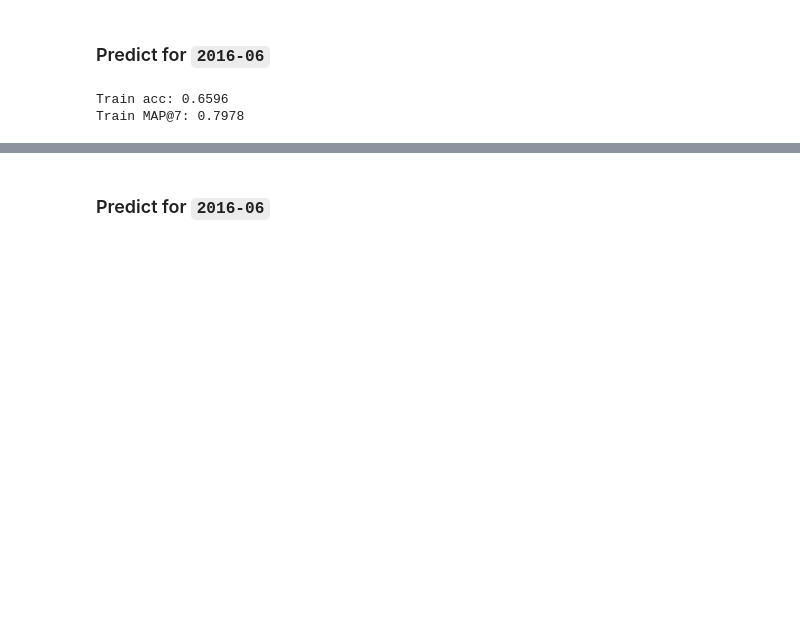
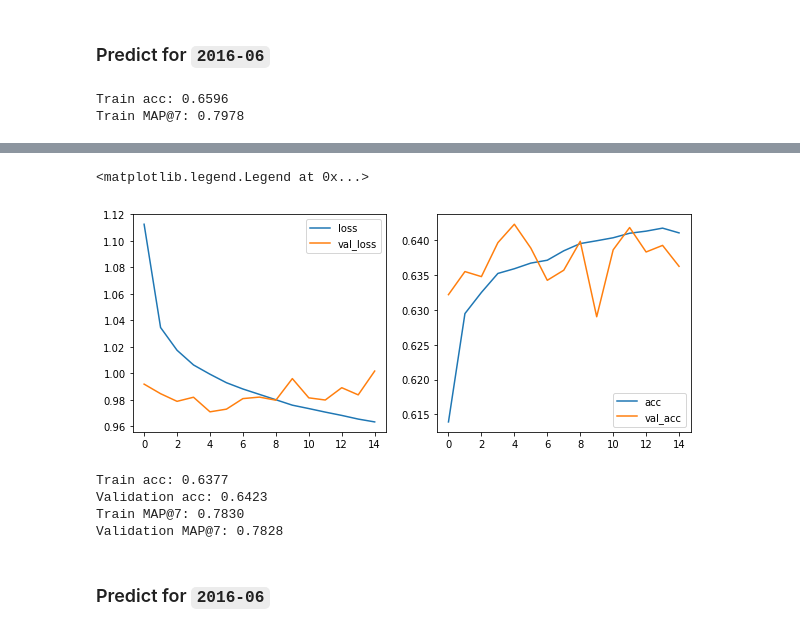
Before and after one commit to nguyentrunghai/Kaggle_projects, a Jupyter notebook: Santander_Product_Recomendation/ML_models.ipynb, the cells around one changed output, grey strips where cells are left out. Drawn from its saved outputs; the diff is of its cells as text; code cells hidden in the pictures; blank space fills up the shorter version.

Commit message:
trained a neural network model

```diff
--- a/Santander_Product_Recomendation/ML_models.ipynb
+++ b/Santander_Product_Recomendation/ML_models.ipynb
@@ -119,7 +124,7 @@ class CatImputer(BaseEstimator, TransformerMixin):
         df = df[self._train_cols]
         return df
 # %%
-class OneHotEncoder(BaseEstimator, TransformerMixin):
+class UDOneHotEncoder(BaseEstimator, TransformerMixin):
     def __init__(self, max_classes=20, to_array=False):
         self._to_array = to_array
         self._max_classes = max_classes
@@ -951,0 +930,22 @@ LightGBMError: Check failed: (best_split_info.left_count) > (0) at /home/hai/opt
+# %%
+keras.backend.clear_session()
+
+input_shape = X_train.shape[-1:]
+output_shape = y_train.shape[-1]
+
+model = keras.models.Sequential()
+model.add(keras.layers.Dense(100, input_shape=input_shape, activation="elu", kernel_initializer="he_normal"))
+model.add(keras.layers.BatchNormalization())
+
+model.add(keras.layers.Dense(100, activation="elu", kernel_initializer="he_normal"))
+model.add(keras.layers.BatchNormalization())
+
+model.add(keras.layers.Dense(100, activation="elu", kernel_initializer="he_normal"))
+model.add(keras.layers.BatchNormalization())
+
+model.add(keras.layers.Dense(output_shape, activation="softmax"))
+
+
+optimizer = keras.optimizers.Adam(lr=5e-4)
+model.compile(loss="categorical_crossentropy", optimizer=optimizer, metrics=["acc"])
+model.summary()
@@ -951,0 +969,8 @@ LightGBMError: Check failed: (best_split_info.left_count) > (0) at /home/hai/opt
+# %%
+early_stopping_cb = keras.callbacks.EarlyStopping(patience=10, monitor="val_acc", mode="max",
+                                                  restore_best_weights=True)
+
+history = model.fit(X_train, y_train,
+                    epochs=100, batch_size=64,
+                    validation_data=(X_val, y_val),
+                    callbacks=[early_stopping_cb])
@@ -952,22 +995,34 @@ LightGBMError: Check failed: (best_split_info.left_count) > (0) at /home/hai/opt
+# %%
+fig, ax = plt.subplots(nrows=1, ncols=2, figsize=(10, 4))
+
+ax[0].plot(history.history["loss"], label="loss")
+ax[0].plot(history.history["val_loss"], label="val_loss")
+ax[0].legend()
+
+ax[1].plot(history.history["acc"], label="acc")
+ax[1].plot(history.history["val_acc"], label="val_acc")
+ax[1].legend()
+# %% [output]
+<matplotlib.legend.Legend at 0x...>
+[figure, added]
 # %%
-lgbm = LGBMClassifier(**params_fixed, **best_params)
-lgbm.fit(X_train, y_train)
-
-y_train_pred = lgbm.predict(X_train)
-y_train_prob = lgbm.predict_proba(X_train)
-
-y_val_pred = lgbm.predict(X_val)
-y_val_prob = lgbm.predict_proba(X_val)
-
-acc_train = accuracy_score(y_train, y_train_pred)
+_, acc_train = model.evaluate(X_train, y_train, verbose=0)
 print("Train acc: %0.4f" %acc_train)
-acc_val = accuracy_score(y_val, y_val_pred)
+_, acc_val = model.evaluate(X_val, y_val, verbose=0)
 print("Validation acc: %0.4f" %acc_val)
 
-map7_train = mapk(y_train, y_train_prob, k=7)
+y_train_prob = model.predict(X_train)
+y_val_prob = model.predict(X_val)
+
+map7_train = mapk(np.argmax(y_train, axis=1), y_train_prob, k=7)
 print("Train MAP@7: %0.4f" %map7_train)
-map7_val = mapk(y_val, y_val_prob, k=7)
+map7_val = mapk(np.argmax(y_val, axis=1), y_val_prob, k=7)
 print("Validation MAP@7: %0.4f" %map7_val)
+# %% [output]
+Train acc: 0.6377
+Validation acc: 0.6423
+Train MAP@7: 0.7830
+Validation MAP@7: 0.7828
 # %% [markdown]
 ### Predict for `2016-06`
 # %%
```
Also changed, not shown: parts of 11 cells of this notebook.
